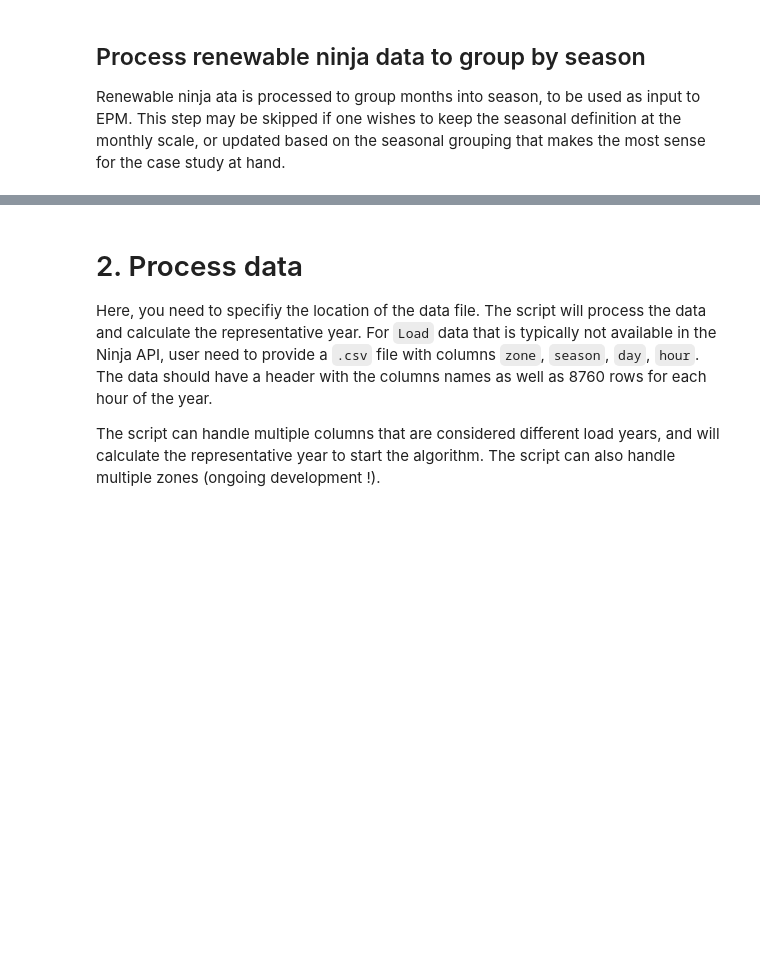
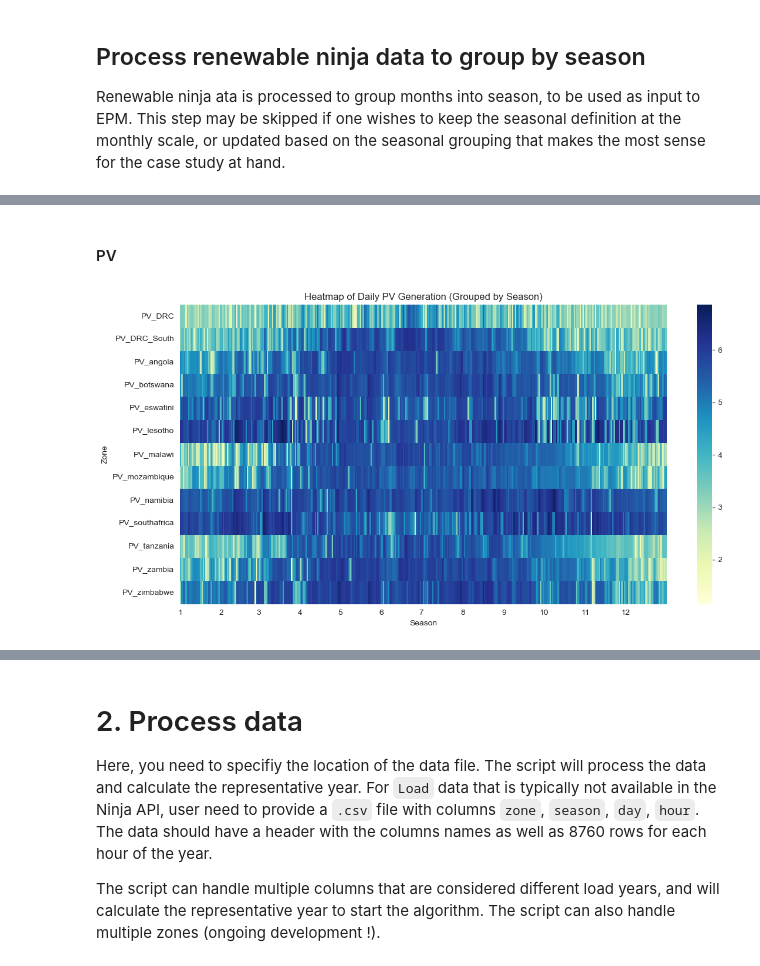
Before and after one commit to ESMAP-World-Bank-Group/Planning-tools, a Jupyter notebook: representative_days.ipynb, the cells around one changed output, grey strips where cells are left out. Drawn from its saved outputs; the diff is of its cells as text; code cells hidden in the pictures; blank space fills up the shorter version.

Commit message:
add graphs to sapp

```diff
--- a/representative_days.ipynb
+++ b/representative_days.ipynb
@@ -135,0 +138,8 @@ Renewable ninja ata is processed to group months into season, to be used as inpu
+# %%
+filenames = {'PV': [os.path.join(folder_raw_data, 'data_{}_solar.csv'.format(name_data)), 'renewable_ninja'],
+             'Wind': [os.path.join(folder_raw_data, 'data_{}_wind.csv'.format(name_data)), 'renewable_ninja'],
+             }
+
+location_map = {v: k for tech in locations.values() for k, v in tech.items()}
+
+df_energy = format_data_energy(filenames, locations=location_map)
@@ -135,0 +186,6 @@ Renewable ninja ata is processed to group months into season, to be used as inpu
+# %% [markdown]
+#### PV
+# %%
+make_heatmap(df_energy, tech='PV')
+# %% [output]
+[figure, added]
```
Also changed, not shown: parts of 13 cells of this notebook, 1 other file.
